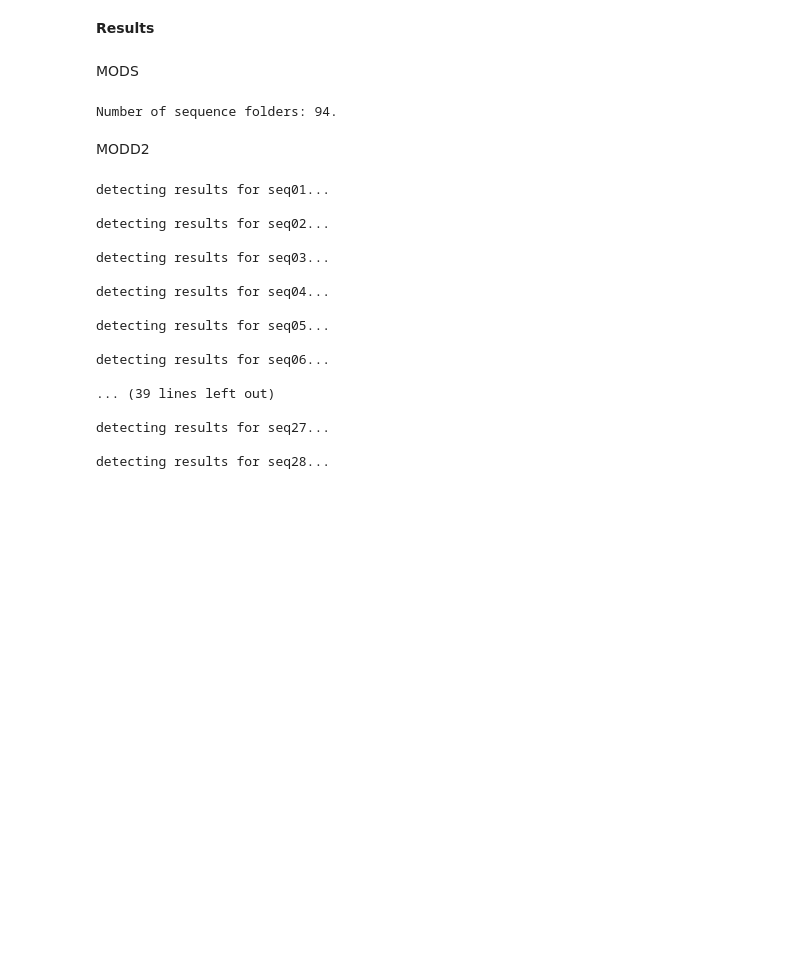
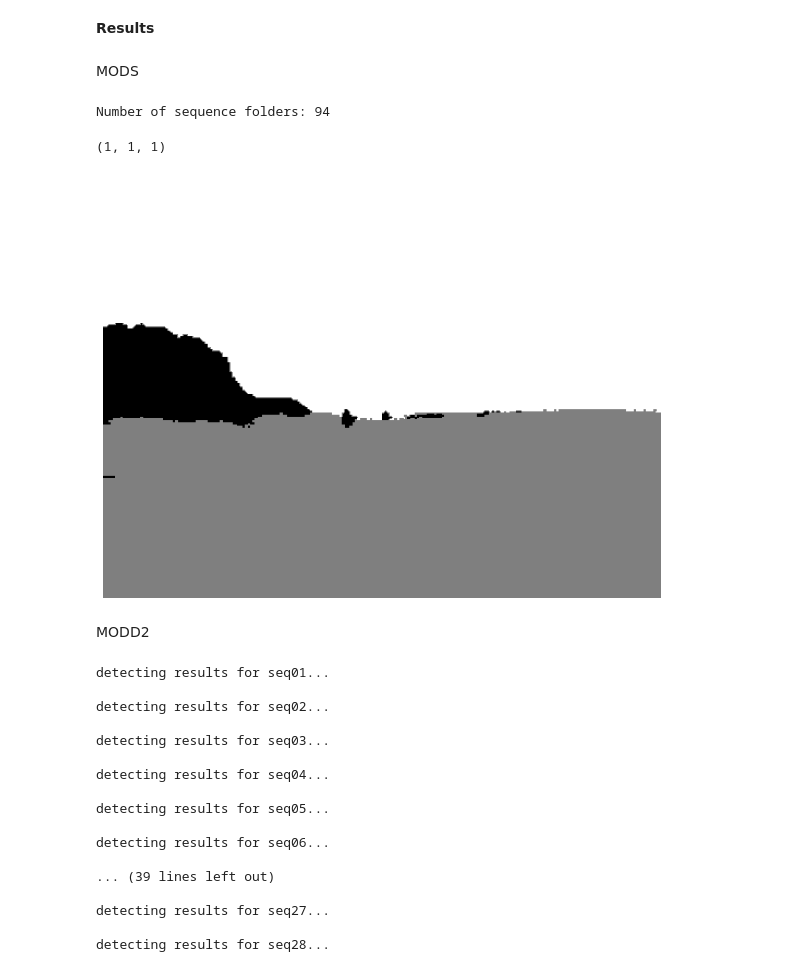
Before and after one commit to KFH22/ShorelineNet, a Jupyter notebook: ShorelineNet.ipynb, the cells around one changed output. Drawn from its saved outputs; the diff is of its cells as text; code cells hidden in the pictures; blank space fills up the shorter version.

```diff
--- a/ShorelineNet.ipynb
+++ b/ShorelineNet.ipynb
@@ -1086,15 +1086,74 @@ MODS
 # Count number of folders in a directory
 def count_folders(dir):
     return len([f for f in os.listdir(dir) if os.path.isdir(os.path.join(dir, f))])
-# %%
-MODS_dir = '/content/MODS'
-MODS_image_dir = os.path.join(MODS_dir, 'MODS_images','sequences')
-
-Seq_count = count_folders(MODS_image_dir)
-
-print("Number of sequence folders: {}".format(Seq_count))
-# %% [output]
-Number of sequence folders: 94.
+# %%
+MODS_dir = '/content/MODS'
+MODS_image_dir = os.path.join(MODS_dir, 'MODS_images','sequences')
+
+Seq_count = count_folders(MODS_image_dir)
+Seq_Names = os.listdir(MODS_image_dir)
+
+print("Number of sequence folders: {}".format(Seq_count))
+
+result_dir = '/content/results'
+sequence_dirs = []
+
+# Clear results folder
+# import shutil
+# shutil.rmtree(result_dir)
+
+# Make folders
+try:
+  os.mkdir(os.path.join(os.getcwd(), 'results'))
+  for i in range(Seq_count):
+    sequence_dir = os.path.join(result_dir, Seq_Names[i])
+    output_dir = os.path.join(sequence_dir, 'ShorelineNet')
+    sequence_dirs.append(sequence_dir)
+    os.mkdir(sequence_dir)
+    os.mkdir(output_dir)
+except:
+  print('error raised')
+# %% [output]
+Number of sequence folders: 94
+# %%
+for i in range(Seq_count):
+  seq_foldername = Seq_Names[i]
+  seq_filepath = os.path.join(MODS_image_dir, seq_foldername,'frames')
+  print(f'detecting results for {seq_foldername}...')
+  for image in tqdm(sorted(os.listdir(seq_filepath))):
+    if image.endswith('L.jpg'):
+      filename = image[:-4]
+      filepath = os.path.join(seq_filepath, image)
+      out_filename = filename + '_pred'
+      out_filepath = os.path.join(result_dir, seq_foldername, out_filename + '.png')
+
+      image = pimage.open(filepath)
+      image = image.resize((224, 224))
+      image_np = np.asarray(image)/255
+      image_tensor = tf.convert_to_tensor(image_np)
+
+      pred_mask = model.predict(image_tensor[tf.newaxis, ...])
+      pred_mask = tf.squeeze(create_mask(pred_mask))
+
+      pred_mask_np = pred_mask.numpy()
+      pred_mask_np = np.repeat(np.expand_dims(pred_mask_np, axis=2), 3, axis=2)
+      pred_mask_image = pimage.fromarray(pred_mask_np.astype(np.uint8), 'RGB')
+      pred_mask_image = pred_mask_image.resize((512, 384))
+      print(out_filepath)
+      pred_mask_image.save(out_filepath)
+# %%
+# display([image, pred_mask_image]) # careful, the display function is built in a nd redefined above TODO
+# pil_img = tf.keras.utils.array_to_img(pred_mask_image)
+# pil_img.show()
+test2 = pimage.fromarray(pred_mask_np.astype(np.uint8))
+plt.figure(figsize=(10, 10)) # create 10 by 10 inch figure
+# plt.imshow(image) # Plot image
+plt.imshow(tf.keras.preprocessing.image.array_to_img(pred_mask_image), cmap='rainbow') # Convert mask to PIL, make transparent with alpha and apply colourmap
+plt.axis("off")
+pred_mask_image.getpixel((5,300))
+# %% [output]
+(1, 1, 1)
+[figure, added]
 # %%
 MODS_dir = '/content/MODS'
 eval_image_dir = os.path.join(MODS_dir, 'MODS_images','sequences')
```
Also changed, not shown: parts of 1 cell of this notebook.
